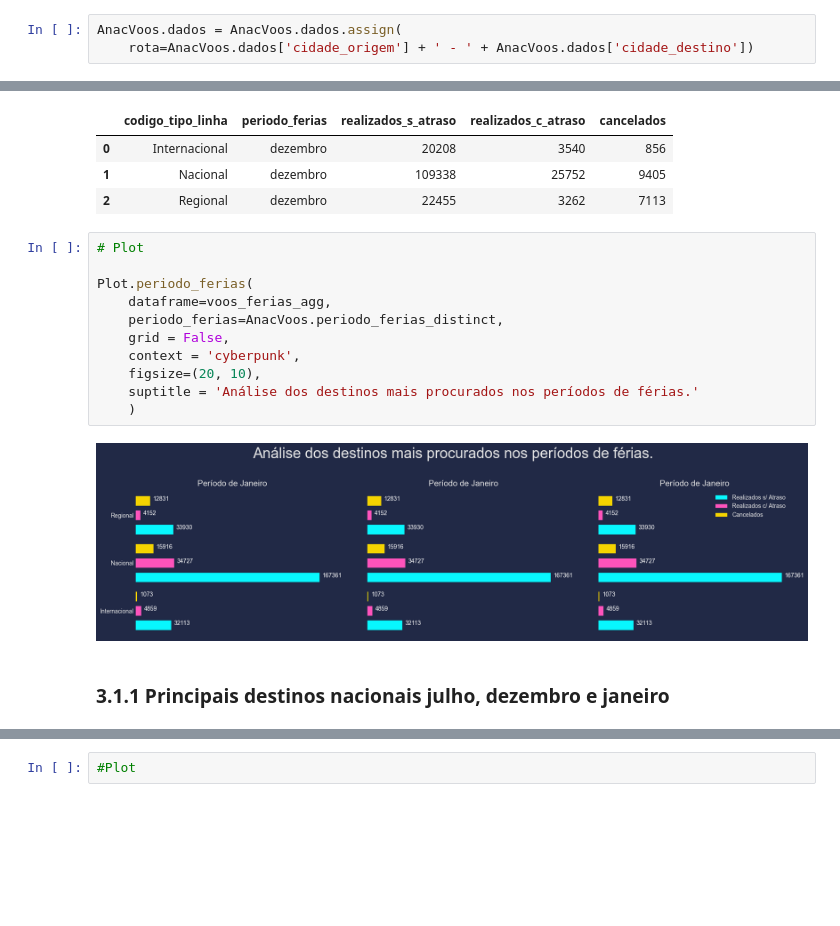
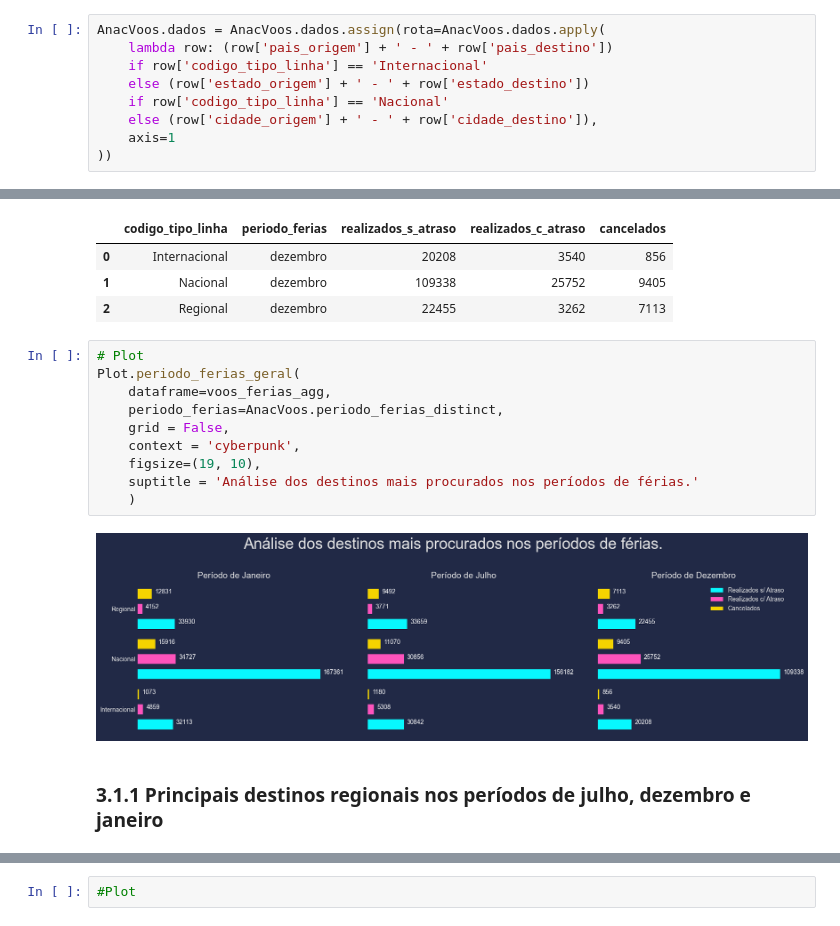
Before and after one commit to rderoncio/a3_bigdata_analisedados, a Jupyter notebook: A3/anac_análise_exploratória.ipynb, the cells around one changed output, grey strips where cells are left out. Cells and saved outputs as stored; diff of their text form; blank space fills up the shorter version.

```diff
--- a/A3/anac_análise_exploratória.ipynb
+++ b/A3/anac_análise_exploratória.ipynb
@@ -197,9 +197,15 @@ AnacVoos.dados['justificativa_cancelamento'] = np.where(
 )
 # %% [markdown]
 #### 2.3.3.6. Rota
-# %%
-AnacVoos.dados = AnacVoos.dados.assign(
-    rota=AnacVoos.dados['cidade_origem'] + ' - ' + AnacVoos.dados['cidade_destino'])
+# %%
+AnacVoos.dados = AnacVoos.dados.assign(rota=AnacVoos.dados.apply(
+    lambda row: (row['pais_origem'] + ' - ' + row['pais_destino'])
+    if row['codigo_tipo_linha'] == 'Internacional'
+    else (row['estado_origem'] + ' - ' + row['estado_destino'])
+    if row['codigo_tipo_linha'] == 'Nacional'
+    else (row['cidade_origem'] + ' - ' + row['cidade_destino']),
+    axis=1
+))
 # %% [markdown]
 #### 2.3.3.7. Período Férias
 # %%
@@ -300,18 +306,17 @@ for periodo in AnacVoos.periodo_ferias_distinct:
 | 2 | Regional | dezembro | 22455 | 3262 | 7113 |
 # %%
 # Plot
-
-Plot.periodo_ferias(
+Plot.periodo_ferias_geral(
     dataframe=voos_ferias_agg,
     periodo_ferias=AnacVoos.periodo_ferias_distinct,
     grid = False,
     context = 'cyberpunk',
-    figsize=(20, 10),
+    figsize=(19, 10),
     suptitle = 'Análise dos destinos mais procurados nos períodos de férias.'
     )
 # %% [output]
-[figure, old version]
+[figure, new version]
 # %% [markdown]
-### 3.1.1 Principais destinos nacionais julho, dezembro e janeiro
+### 3.1.1 Principais destinos regionais nos períodos de julho, dezembro e janeiro
 # %%
 #Dataframe
```
Also changed, not shown: parts of 6 cells of this notebook, 1 other file.
